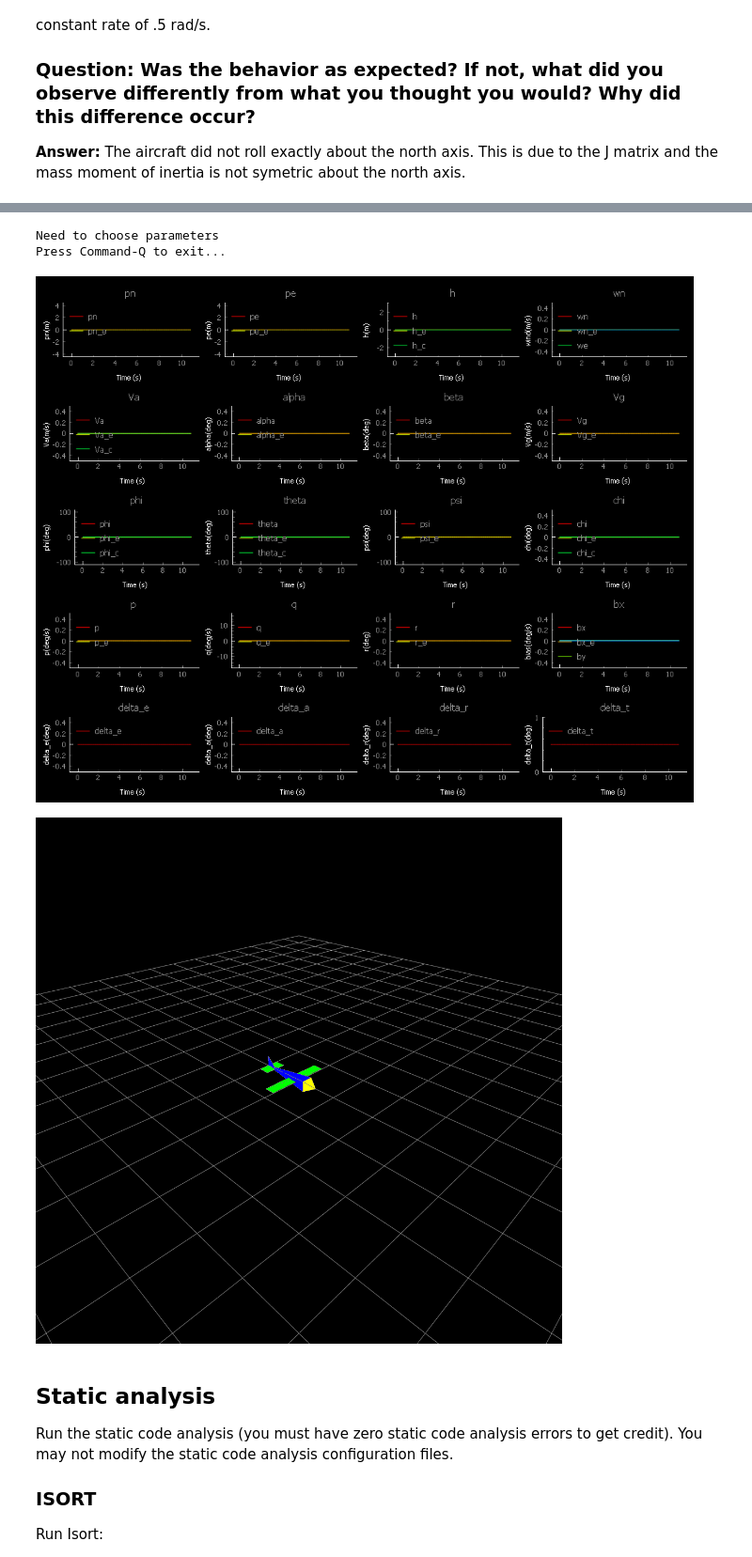
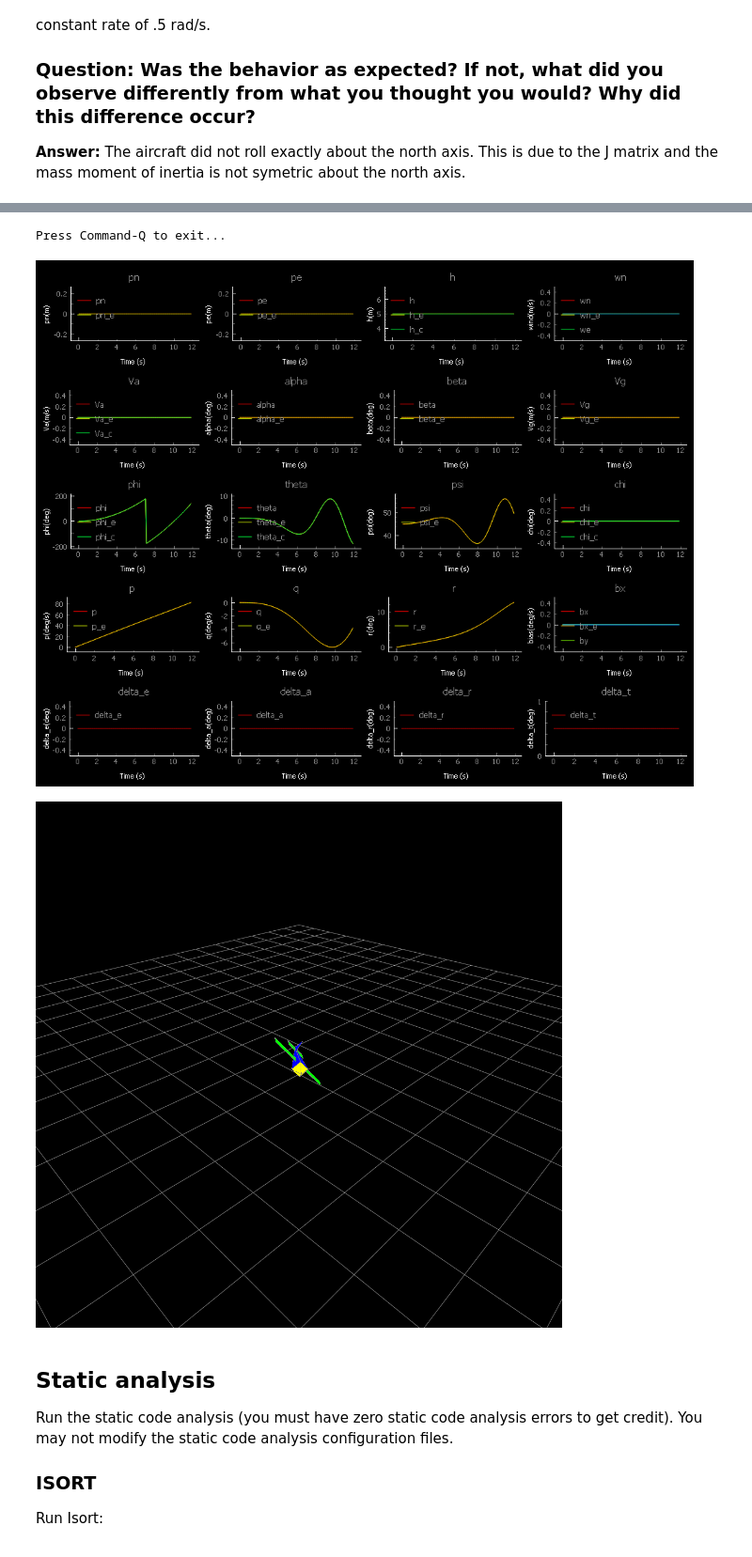
Before and after one commit to Rocketman-1969/MAE5330, a Jupyter notebook: mavsim_python/usu_assignments/ch03_dynamics.ipynb, the cells around one changed output, grey strips where cells are left out. Shown at 94% size. Saved outputs shown, nothing was run; the diff lists cells and outputs as text; code cells hidden in the pictures.

```diff
--- a/mavsim_python/usu_assignments/ch03_dynamics.ipynb
+++ b/mavsim_python/usu_assignments/ch03_dynamics.ipynb
@@ -149,18 +130,19 @@ For this problem, you will test the dynamics function with zero initial conditio
 # %%
 # Initialize the simulation parameters
 sim_params = MsgSimParams(end_time=20.) # Sim ending in 10 seconds
 state = DynamicState(state=np.zeros([13,1])) # State initialized to zeros
-state.set_attitude_euler(0., 0., 0.)
+state.set_attitude_euler(0., 0., np.pi/4.)
 fm = ForceMoments(force_moment=np.zeros([6,1])) # Set all forces equal to zero
-print('Need to choose parameters')
+state.down=-5.
+fm.l=.1
+
 
 # Run the simulation and display the data
 run_sim_and_display(sim_params, state, fm)
 # %% [output]
-Need to choose parameters
 Press Command-Q to exit...
-[figure, old version]
+[figure, new version]
-[figure, old version]
+[figure, new version]
 # %% [markdown]
 ## Static analysis
 Run the static code analysis (you must have zero static code analysis errors to get credit). You may not modify the static code analysis configuration files.
```
Also changed, not shown: parts of 8 cells of this notebook.
